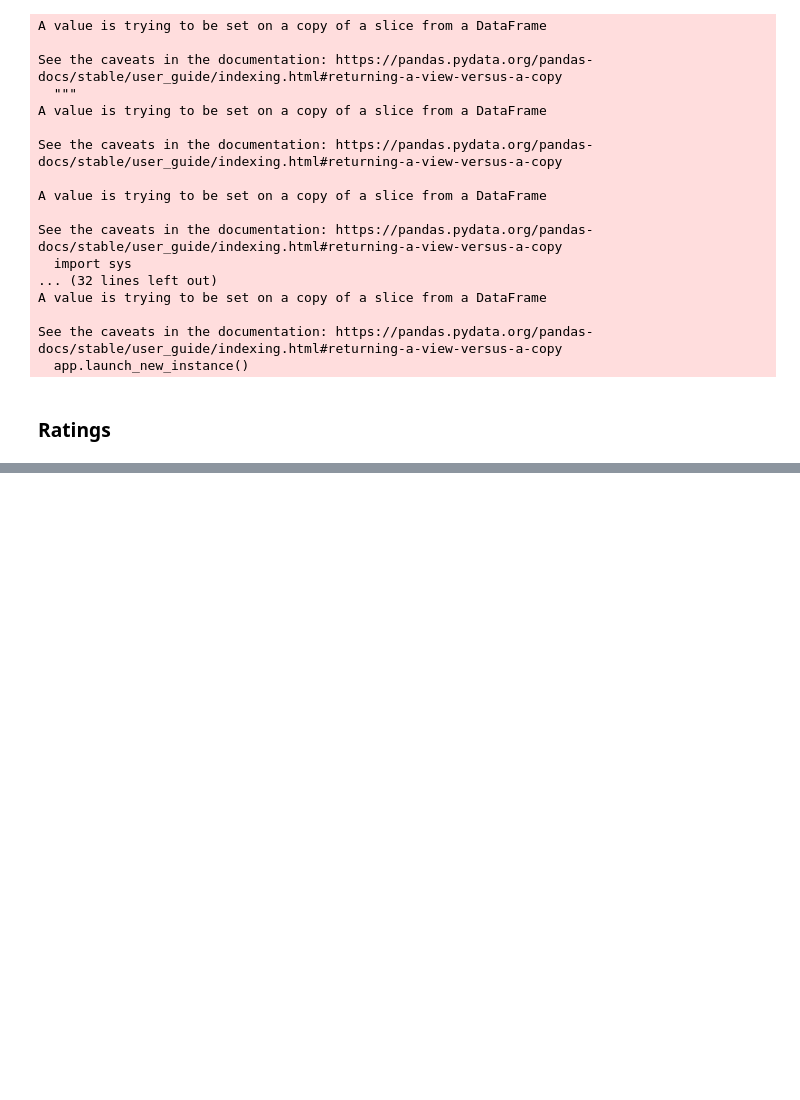
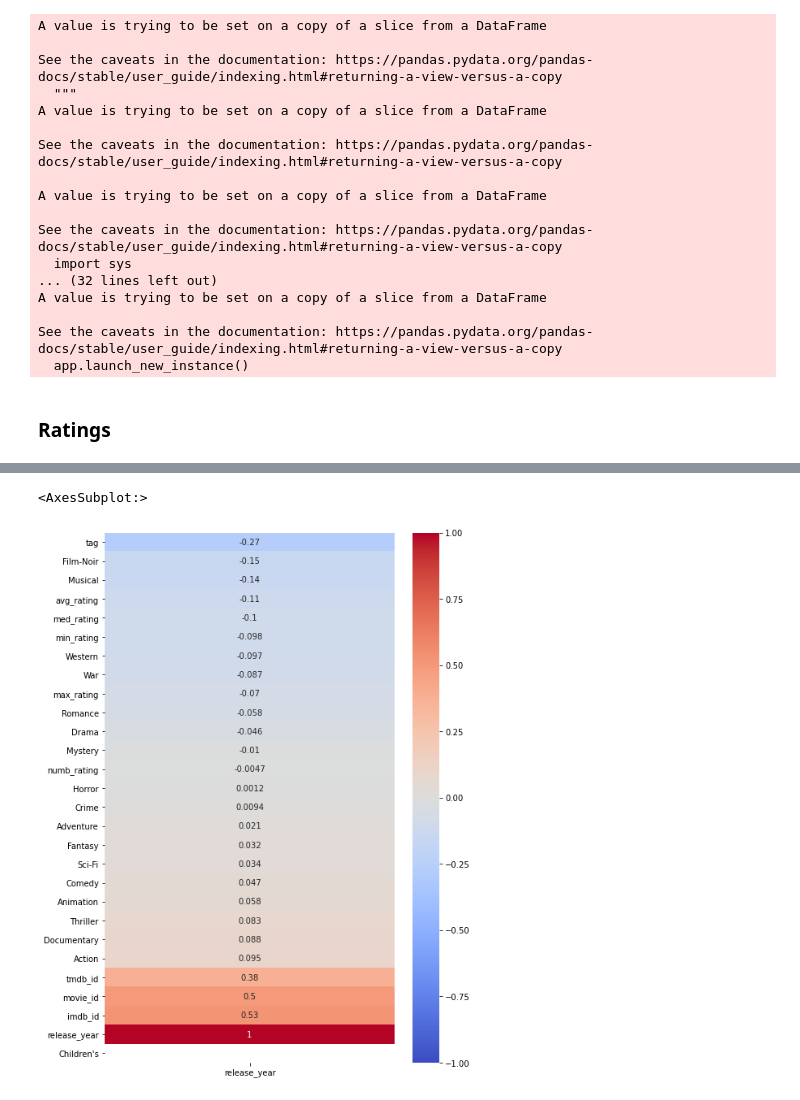
Before and after one commit to alexsimonsays/Movies-Galore, a Jupyter notebook: Movies-Galore.ipynb, the cells around one changed output, grey strips where cells are left out. Drawn from its saved outputs; the diff is of its cells as text; code cells hidden in the pictures; blank space fills up the shorter version.

```diff
--- a/Movies-Galore.ipynb
+++ b/Movies-Galore.ipynb
@@ -268,0 +278,10 @@ sns.heatmap(df.corr()[['avg_rating']].sort_values('avg_rating'),
+# %%
+plt.figure(figsize = (8,12))
+sns.heatmap(df.corr()[['release_year']].sort_values('release_year'),
+                                                   annot = True,
+                                                   cmap = 'coolwarm',
+                                                   vmin = -1,
+           vmax = 1)
+# %% [output]
+<AxesSubplot:>
+[figure, added]
```
Also changed, not shown: parts of 19 cells of this notebook.
